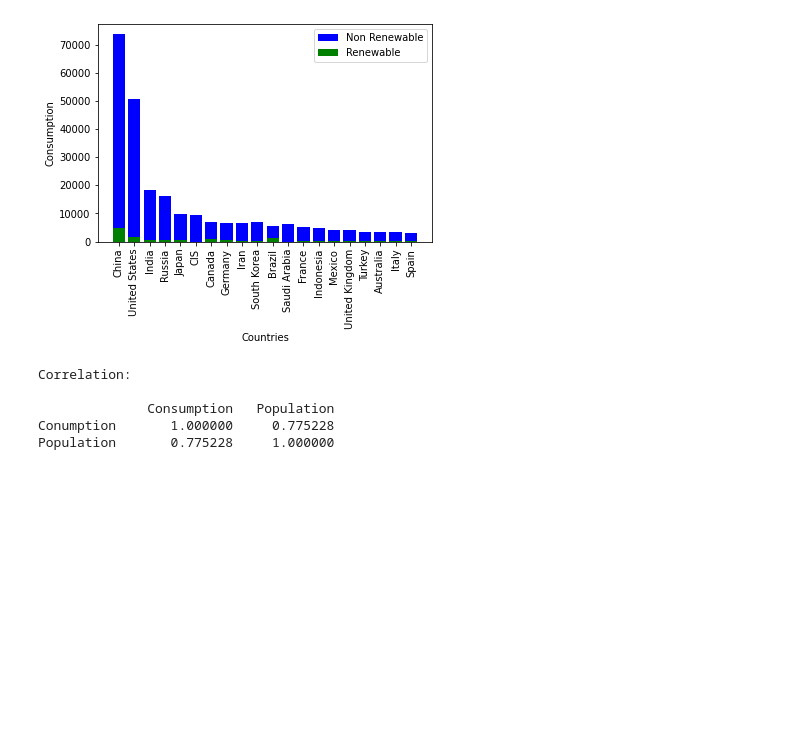
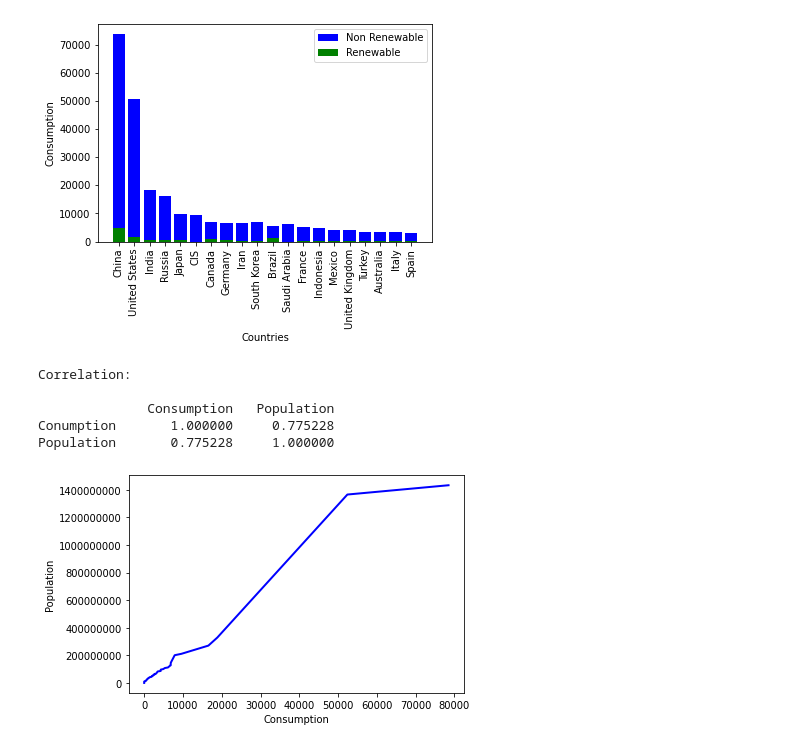
Before and after one commit to DarkoBashukoski/PR21DBKPNSET, a Jupyter notebook: UntitledP.ipynb, the cells around one changed output. Cells and saved outputs as stored; diff of their text form; code cells hidden in the pictures; blank space fills up the shorter version.

Commit message:
Added chart

```diff
--- a/UntitledP.ipynb
+++ b/UntitledP.ipynb
@@ -84,15 +84,25 @@ for r in list(population2019["country"]):
     if r not in countryPopulation.keys():
         countryPopulation[r] = 0
     countryPopulation[r] = int(population2019[population2019["country"] == r]["population"])
-# %%
-correlation = np.corrcoef(list(countryConsumption.values()), list(countryPopulation.values()))
-print("Correlation:\n")
-print("%12s" %" ","%12s" %"Consumption", "%12s" %"Population")
-print("%-12s" %"Conumption","%12f"%correlation[0][0],"%12f"%correlation[0][1])
-print("%-12s" %"Population","%12f"%correlation[1][0],"%12f"%correlation[1][1])
-# %% [output]
-Correlation:
-
-              Consumption   Population
-Conumption       1.000000     0.775228
-Population       0.775228     1.000000
+# %%
+correlation = np.corrcoef(list(countryConsumption.values()), list(countryPopulation.values()))
+print("Correlation:\n")
+print("%12s" %" ","%12s" %"Consumption", "%12s" %"Population")
+print("%-12s" %"Conumption","%12f"%correlation[0][0],"%12f"%correlation[0][1])
+print("%-12s" %"Population","%12f"%correlation[1][0],"%12f"%correlation[1][1])
+# %% [output]
+Correlation:
+
+              Consumption   Population
+Conumption       1.000000     0.775228
+Population       0.775228     1.000000
+# %%
+countryPopulationSorted = {k: v for k, v in sorted(countryPopulation.items(), key=lambda item: item[1],reverse=True)}
+# %%
+plt.plot(list(countryConsumptionSorted.values()),list(countryPopulationSorted.values()),color="b", linewidth=2)
+plt.xlabel("Consumption")
+plt.ylabel("Population")
+plt.ticklabel_format(style='plain')
+plt.show();
+# %% [output]
+[figure, added]
```
